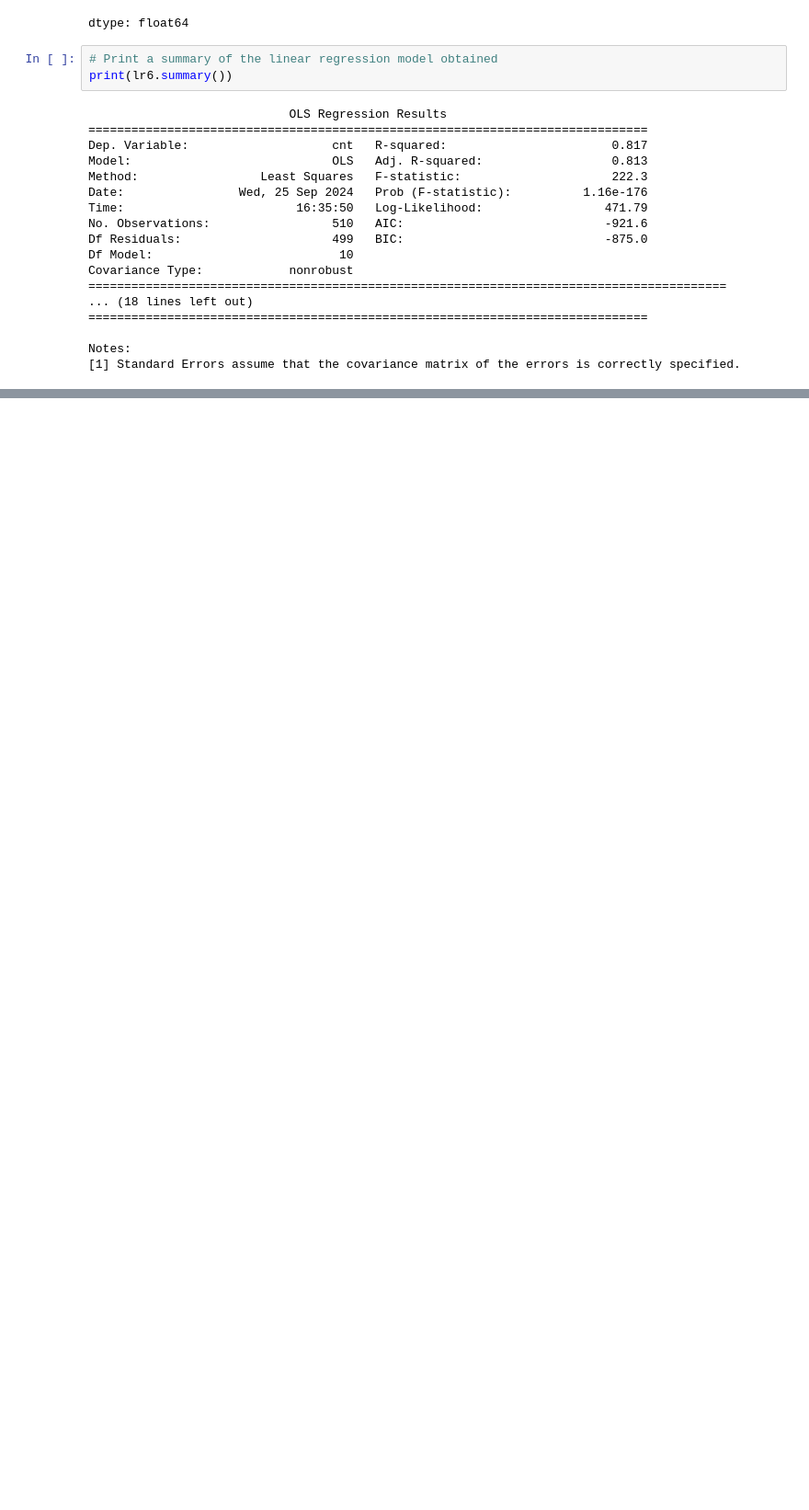
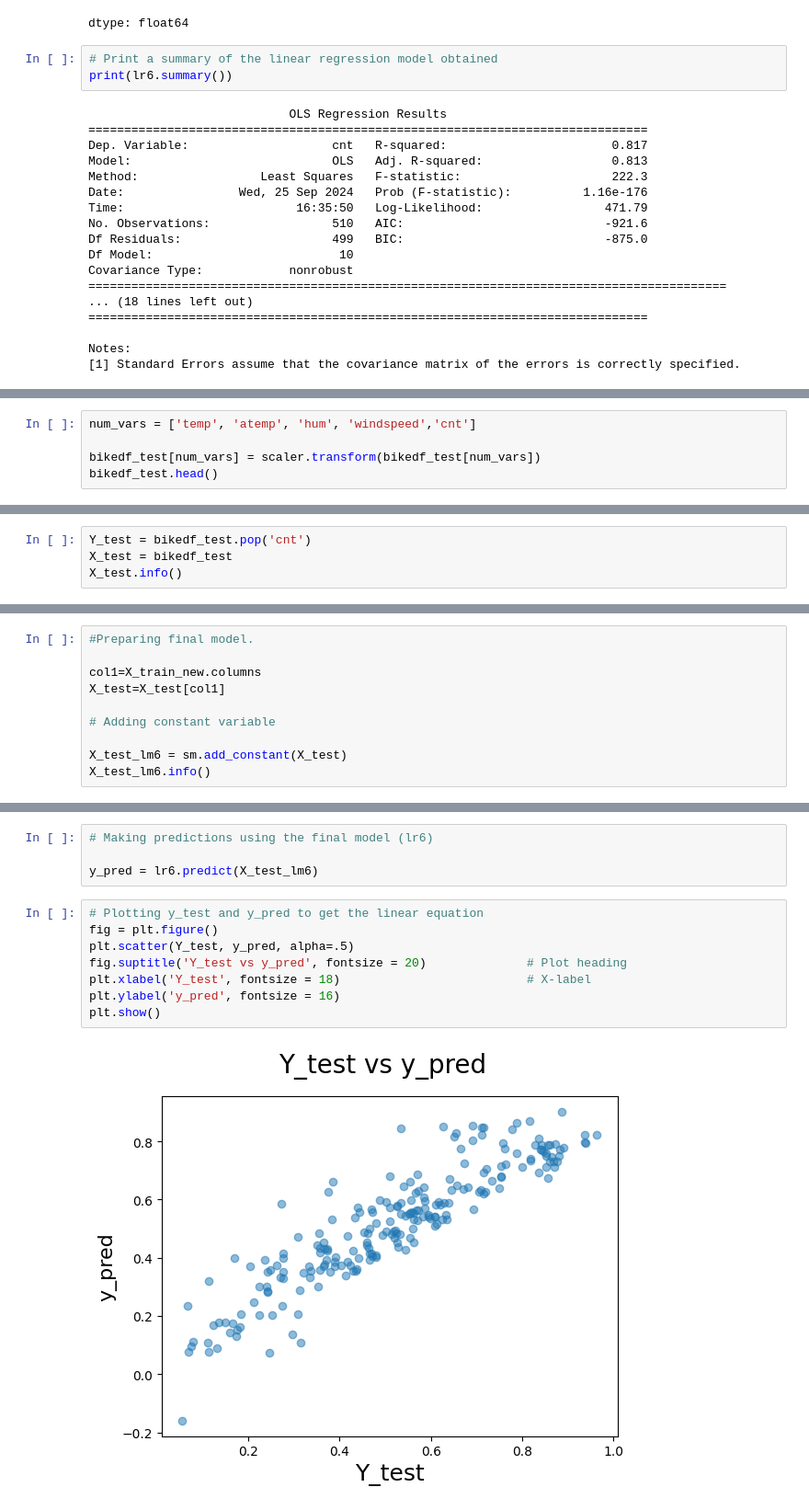
Before and after one commit to Geevanandam/BikeSharingAssignment, a Jupyter notebook: BikeSharingAssignment_Geeva.ipynb, the cells around one changed output, grey strips where cells are left out. Shown at 92% size. Cells and saved outputs as stored; diff of their text form; blank space fills up the shorter version.

```diff
--- a/BikeSharingAssignment_Geeva.ipynb
+++ b/BikeSharingAssignment_Geeva.ipynb
@@ -879,0 +936,5 @@ Notes:
+# %%
+num_vars = ['temp', 'atemp', 'hum', 'windspeed','cnt']
+
+bikedf_test[num_vars] = scaler.transform(bikedf_test[num_vars])
+bikedf_test.head()
@@ -879,0 +962,4 @@ Notes:
+# %%
+Y_test = bikedf_test.pop('cnt')
+X_test = bikedf_test
+X_test.info()
@@ -879,0 +984,10 @@ Notes:
+# %%
+#Preparing final model.
+
+col1=X_train_new.columns
+X_test=X_test[col1]
+
+# Adding constant variable
+
+X_test_lm6 = sm.add_constant(X_test)
+X_test_lm6.info()
@@ -879,0 +1013,14 @@ Notes:
+# %%
+# Making predictions using the final model (lr6)
+
+y_pred = lr6.predict(X_test_lm6)
+# %%
+# Plotting y_test and y_pred to get the linear equation
+fig = plt.figure()
+plt.scatter(Y_test, y_pred, alpha=.5)
+fig.suptitle('Y_test vs y_pred', fontsize = 20)              # Plot heading
+plt.xlabel('Y_test', fontsize = 18)                          # X-label
+plt.ylabel('y_pred', fontsize = 16)
+plt.show()
+# %% [output]
+[figure, added]
```
Also changed, not shown: parts of 16 cells of this notebook.
